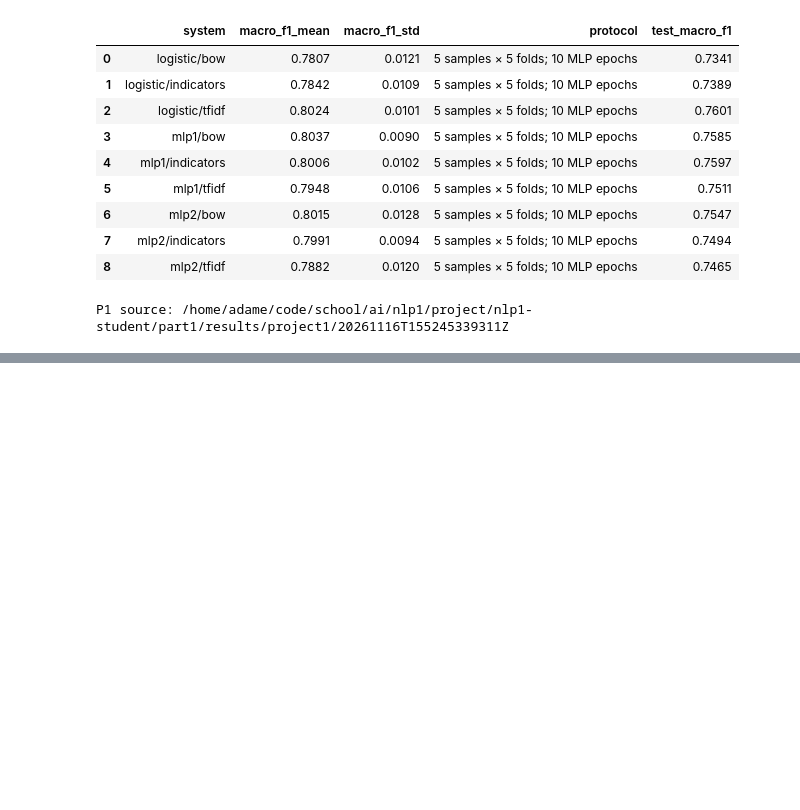
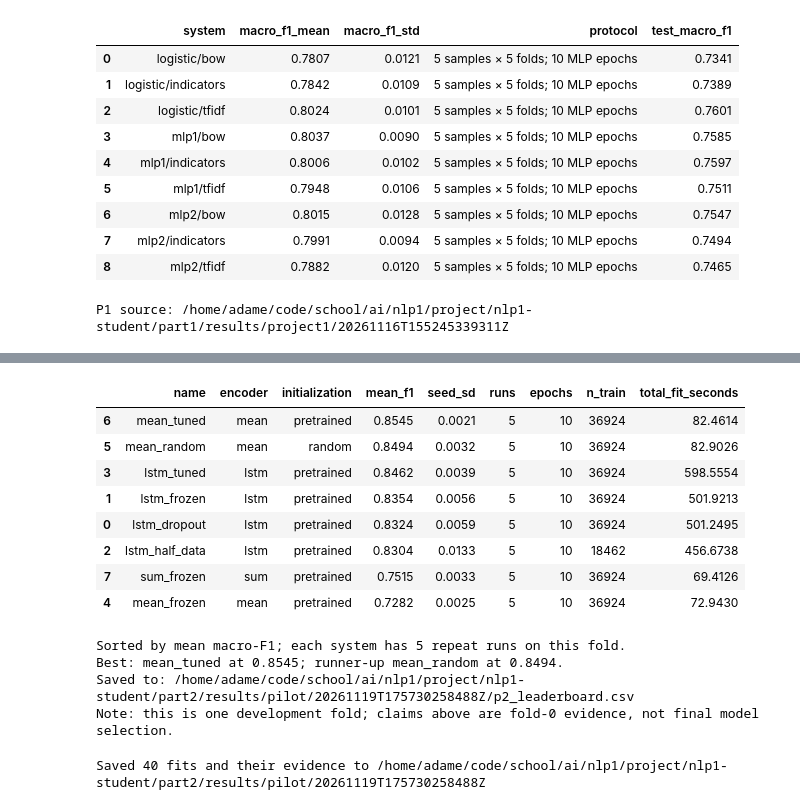
Before and after one commit to Nivya-21/nlp1-student, a Jupyter notebook: part2/project2.ipynb, the cells around one changed output, grey strips where cells are left out. Drawn from its saved outputs; the diff is of its cells as text; code cells hidden in the pictures; blank space fills up the shorter version.

```diff
--- a/part2/project2.ipynb
+++ b/part2/project2.ipynb
@@ -508,7 +508,7 @@ square root of the number of folds as though they were independent measurements.
 Do not select models on the official test.
 # %%
 # Q5a — repeat fixed baseline systems; do not choose repeats from the winning score
-repeat_configs = [pool_configs[0], lstm_configs[0]]
+repeat_configs = pool_configs + lstm_configs  # all systems
 for model_seed in repeat_seeds[1:]:
     for config in repeat_configs:
         score, history, predictions = run_configuration(prepared, config, seed=model_seed, **fit_options)
@@ -718,3 +797,34 @@ AssertionError:
+# %%
+# Summary — the full leaderboard from every run in this session
+leaderboard = (scores.groupby(["name", "encoder", "initialization"], as_index=False)
+               .agg(mean_f1=("macro_f1", "mean"),
+                    seed_sd=("macro_f1", "std"),
+                    runs=("seed", "nunique"),
+                    epochs=("epochs", "first"),
+                    n_train=("n_train", "first"),
+                    total_fit_seconds=("fit_seconds", "sum"))
+               .sort_values("mean_f1", ascending=False))
+display(leaderboard.round(4))
+leaderboard.to_csv(results_folder / "p2_leaderboard.csv", index=False)
+best, runner_up = leaderboard.iloc[0], leaderboard.iloc[1]
+print(f"Sorted by mean macro-F1; each system has {int(leaderboard.runs.max())} repeat runs on this fold.")
+print(f"Best: {best['name']} at {best['mean_f1']:.4f}; runner-up {runner_up['name']} at {runner_up['mean_f1']:.4f}.")
+print("Saved to:", results_folder / "p2_leaderboard.csv")
+print("Note: this is one development fold; claims above are fold-0 evidence, not final model selection.")
+# %% [output]
+|  | name | encoder | initialization | mean_f1 | seed_sd | runs | epochs | n_train | total_fit_seconds |
+| 6 | mean_tuned | mean | pretrained | 0.8545 | 0.0021 | 5 | 10 | 36924 | 82.4614 |
+| 5 | mean_random | mean | random | 0.8494 | 0.0032 | 5 | 10 | 36924 | 82.9026 |
+| 3 | lstm_tuned | lstm | pretrained | 0.8462 | 0.0039 | 5 | 10 | 36924 | 598.5554 |
+| 1 | lstm_frozen | lstm | pretrained | 0.8354 | 0.0056 | 5 | 10 | 36924 | 501.9213 |
+| 0 | lstm_dropout | lstm | pretrained | 0.8324 | 0.0059 | 5 | 10 | 36924 | 501.2495 |
+| 2 | lstm_half_data | lstm | pretrained | 0.8304 | 0.0133 | 5 | 10 | 18462 | 456.6738 |
+| 7 | sum_frozen | sum | pretrained | 0.7515 | 0.0033 | 5 | 10 | 36924 | 69.4126 |
+| 4 | mean_frozen | mean | pretrained | 0.7282 | 0.0025 | 5 | 10 | 36924 | 72.9430 |
+Sorted by mean macro-F1; each system has 5 repeat runs on this fold.
+Best: mean_tuned at 0.8545; runner-up mean_random at 0.8494.
+Saved to: /home/adame/code/school/ai/nlp1/project/nlp1-student/part2/results/pilot/20261119T175730258488Z/p2_leaderboard.csv
+Note: this is one development fold; claims above are fold-0 evidence, not final model selection.
 # %%
 # Save — evidence for the blog, with no raw prompt text
 scores.to_csv(results_folder / "p2_scores.csv", index=False)
@@ -729,4 +839,5 @@ settings["p1_reference"] = str(p1_results) if p1_available else None
 settings["completed_fits"] = len(scores)
 (results_folder / "settings.json").write_text(json.dumps(settings, indent=2))
 print("Saved", len(scores), "fits and their evidence to", results_folder)
-print("Next research step: freeze a shortlist and evaluate paired folds; keep the official test for final evaluation.")
+# %% [output]
+Saved 40 fits and their evidence to /home/adame/code/school/ai/nlp1/project/nlp1-student/part2/results/pilot/20261119T175730258488Z
```
Also changed, not shown: parts of 7 cells of this notebook, 1 other file.
